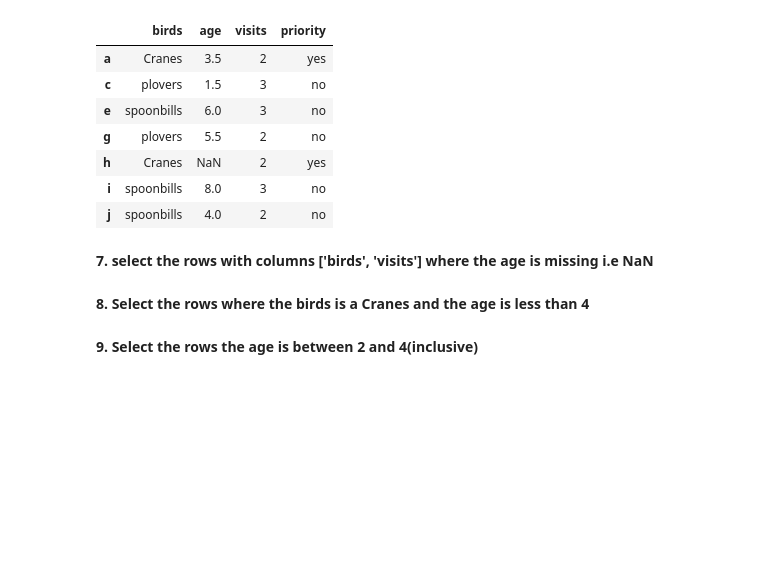
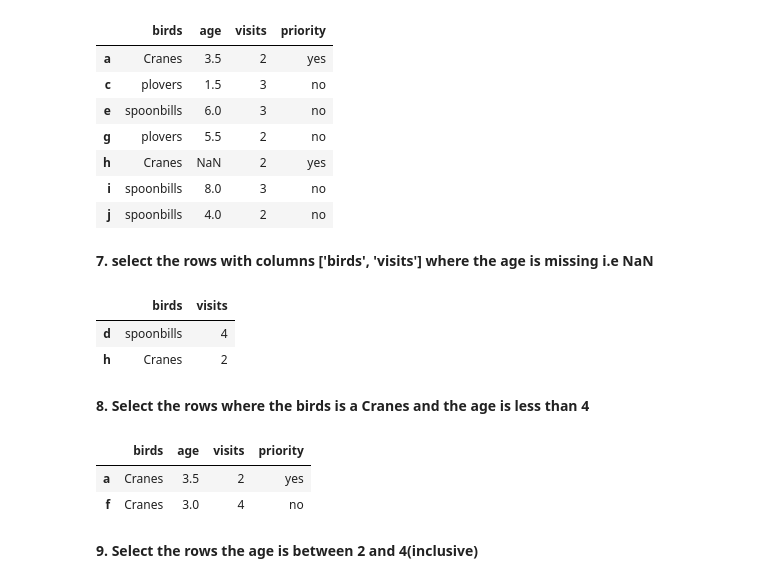
Before and after one commit to b-bhupendra/Learning-ML-, a Jupyter notebook: Assignment/Pandas Excercise/pandas_basics_practice.ipynb, the cells around one changed output. Cells and saved outputs as stored; diff of their text form; code cells hidden in the pictures; blank space fills up the shorter version.

```diff
--- a/Assignment/Pandas Excercise/pandas_basics_practice.ipynb
+++ b/Assignment/Pandas Excercise/pandas_basics_practice.ipynb
@@ -99,7 +99,19 @@ df[df['visits'] < 4]
 | j | spoonbills | 4.0 | 2 | no |
 # %% [markdown]
 **7. select the rows with columns ['birds', 'visits'] where the age is missing i.e NaN**
+# %%
+df[df.age.isna()][["birds","visits"]]
+# %% [output]
+|  | birds | visits |
+| d | spoonbills | 4 |
+| h | Cranes | 2 |
 # %% [markdown]
 **8. Select the rows where the birds is a Cranes and the age is less than 4**
+# %%
+df[ (df.birds == 'Cranes') & (df.age < 4)]
+# %% [output]
+|  | birds | age | visits | priority |
+| a | Cranes | 3.5 | 2 | yes |
+| f | Cranes | 3.0 | 4 | no |
 # %% [markdown]
 **9. Select the rows the age is between 2 and 4(inclusive)**
```
Also changed, not shown: parts of 8 cells of this notebook.
